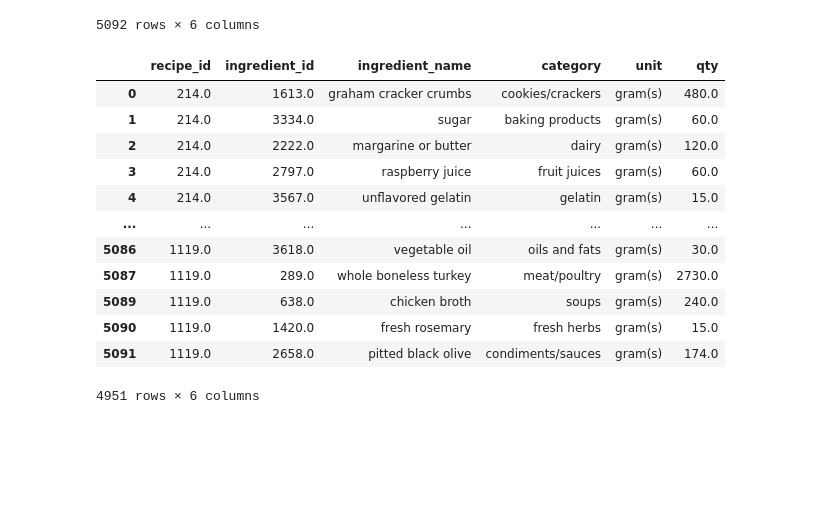
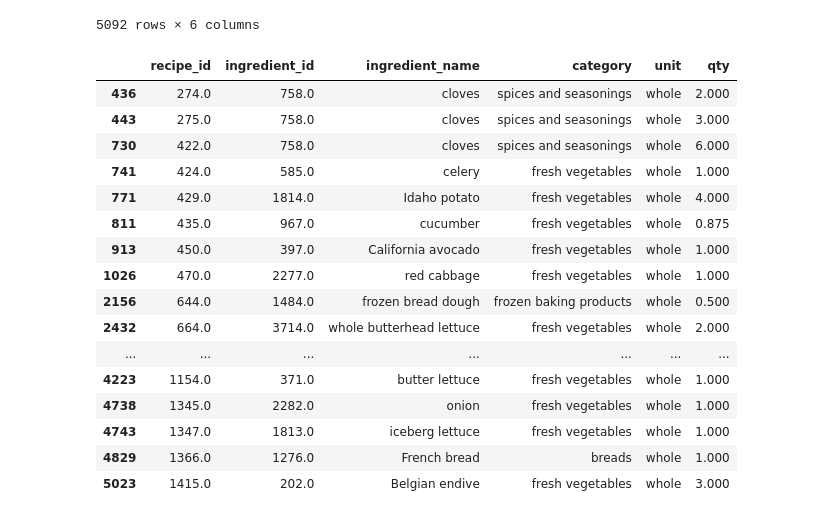
Before and after one commit to Dorukante/Knowledge-Engineering-2AMD20-, a Jupyter notebook: cleaning_recipes.ipynb, the cells around one changed output. Cells and saved outputs as stored; diff of their text form; code cells hidden in the pictures; blank space fills up the shorter version.

Commit message:
Now all values are in grams and milliliters

```diff
--- a/cleaning_recipes.ipynb
+++ b/cleaning_recipes.ipynb
@@ -8,10 +8,10 @@ df_ingredient_simple = pd.read_csv("data\\ingredient.csv")
 folder_path = "data\\atlas-query-cookbook"
 
 df_ingredient = pd.read_csv(folder_path + r"\Ingredient", sep='\t')
-df_ingredient['category'] = df_ingredient['category'].str.strip()
 df_nutrition = pd.read_csv(folder_path + r"\Nutrition", sep='\t')
 df_quantity = pd.read_csv(folder_path + r"\Quantity", sep='\t')
-df_quantity['unit'] = df_quantity['unit'].str.strip()
+df_ingredient = df_ingredient.applymap(lambda x: x.strip() if isinstance(x, str) else x)
+df_quantity = df_quantity.applymap(lambda x: x.strip() if isinstance(x, str) else x)
 df_recipe = pd.read_csv(folder_path + r"\Recipe", sep=',')
 # %%
 df_ingredient = (df_ingredient.drop(columns=['plural'])
@@ -73,43 +73,47 @@ for qty_type in lst_qty:
     replacer(df_quantity_ingredient, qty_type, ounce_int * 29)
 
 replacer(df_quantity_ingredient, 'pound(s)', 455)
 replacer(df_quantity_ingredient, 'cup(s)', 240)
 replacer(df_quantity_ingredient, 'ounce(s)', 29)
 replacer(df_quantity_ingredient, 'fl. ounce(s)', 29)
 replacer(df_quantity_ingredient, 'pint(s)', 12*29)
 replacer(df_quantity_ingredient, 'drop(s)', 0.05, 'milliliter(s)')
 replacer(df_quantity_ingredient, 'stalk(s)', 1, 'whole')
 replacer(df_quantity_ingredient, 'head(s)', 1, 'whole')
 replacer(df_quantity_ingredient, 'loaf', 1, 'whole')
 replacer(df_quantity_ingredient, 'pinch(es)', 0.125, 'teaspoon(s)')
 replacer(df_quantity_ingredient, 'dash(es)', 0.125, 'teaspoon(s)')
 replacer(df_quantity_ingredient, 'packet(s)', 1, 'package(s)')
 replacer(df_quantity_ingredient, 'envelope(s)', 1, 'package(s)')
 replacer(df_quantity_ingredient, 'teaspoon(s)', 5)
 replacer(df_quantity_ingredient, 'tablespoon(s)', 15)
 replacer(df_quantity_ingredient, 'stick(s)', 1, 'piece(s)')
 replacer(df_quantity_ingredient, 'slice(s)', 1, 'piece(s)')
 replacer(df_quantity_ingredient, 'clove(s)', 1, 'piece(s)')
 replacer(df_quantity_ingredient, 'scoop(s)', 1, 'piece(s)')
 replacer(df_quantity_ingredient, 'bunch(es)', 1, 'piece(s)')
 replacer(df_quantity_ingredient, 'sprig(s)', 1, 'piece(s)')
 
 df_quantity_ingredient.loc[(df_quantity_ingredient.unit == 'quart(s)') & (df_quantity_ingredient.category.isin(['soups', 'beverages'])), 'qty'] *= 946
 df_quantity_ingredient.loc[(df_quantity_ingredient.unit == 'quart(s)') & (df_quantity_ingredient.category.isin(['soups', 'beverages'])), 'unit'] = 'gram(s)'
 replacer(df_quantity_ingredient, 'quart(s)', 1, 'piece(s)')
 
-df_quantity_ingredient.where(df_quantity_ingredient.unit == 'gram(s)').dropna()
+df_quantity_ingredient.where(df_quantity_ingredient.unit == 'whole').dropna()
 # %% [output]
 |  | recipe_id | ingredient_id | ingredient_name | category | unit | qty |
-| 0 | 214.0 | 1613.0 | graham cracker crumbs | cookies/crackers | gram(s) | 480.0 |
-| 1 | 214.0 | 3334.0 | sugar | baking products | gram(s) | 60.0 |
-| 2 | 214.0 | 2222.0 | margarine or butter | dairy | gram(s) | 120.0 |
-| 3 | 214.0 | 2797.0 | raspberry juice | fruit juices | gram(s) | 60.0 |
-| 4 | 214.0 | 3567.0 | unflavored gelatin | gelatin | gram(s) | 15.0 |
+| 436 | 274.0 | 758.0 | cloves | spices and seasonings | whole | 2.000 |
+| 443 | 275.0 | 758.0 | cloves | spices and seasonings | whole | 3.000 |
+| 730 | 422.0 | 758.0 | cloves | spices and seasonings | whole | 6.000 |
+| 741 | 424.0 | 585.0 | celery | fresh vegetables | whole | 1.000 |
+| 771 | 429.0 | 1814.0 | Idaho potato | fresh vegetables | whole | 4.000 |
+| 811 | 435.0 | 967.0 | cucumber | fresh vegetables | whole | 0.875 |
+| 913 | 450.0 | 397.0 | California avocado | fresh vegetables | whole | 1.000 |
+| 1026 | 470.0 | 2277.0 | red cabbage | fresh vegetables | whole | 1.000 |
+| 2156 | 644.0 | 1484.0 | frozen bread dough | frozen baking products | whole | 0.500 |
+| 2432 | 664.0 | 3714.0 | whole butterhead lettuce | fresh vegetables | whole | 2.000 |
 | ... | ... | ... | ... | ... | ... | ... |
-| 5086 | 1119.0 | 3618.0 | vegetable oil | oils and fats | gram(s) | 30.0 |
-| 5087 | 1119.0 | 289.0 | whole boneless turkey | meat/poultry | gram(s) | 2730.0 |
-| 5089 | 1119.0 | 638.0 | chicken broth | soups | gram(s) | 240.0 |
-| 5090 | 1119.0 | 1420.0 | fresh rosemary | fresh herbs | gram(s) | 15.0 |
-| 5091 | 1119.0 | 2658.0 | pitted black olive | condiments/sauces | gram(s) | 174.0 |
+| 4223 | 1154.0 | 371.0 | butter lettuce | fresh vegetables | whole | 1.000 |
+| 4738 | 1345.0 | 2282.0 | onion | fresh vegetables | whole | 1.000 |
+| 4743 | 1347.0 | 1813.0 | iceberg lettuce | fresh vegetables | whole | 1.000 |
+| 4829 | 1366.0 | 1276.0 | French bread | breads | whole | 1.000 |
+| 5023 | 1415.0 | 202.0 | Belgian endive | fresh vegetables | whole | 3.000 |
-4951 rows × 6 columns
```
Also changed, not shown: parts of 7 cells of this notebook, 1 other file.
